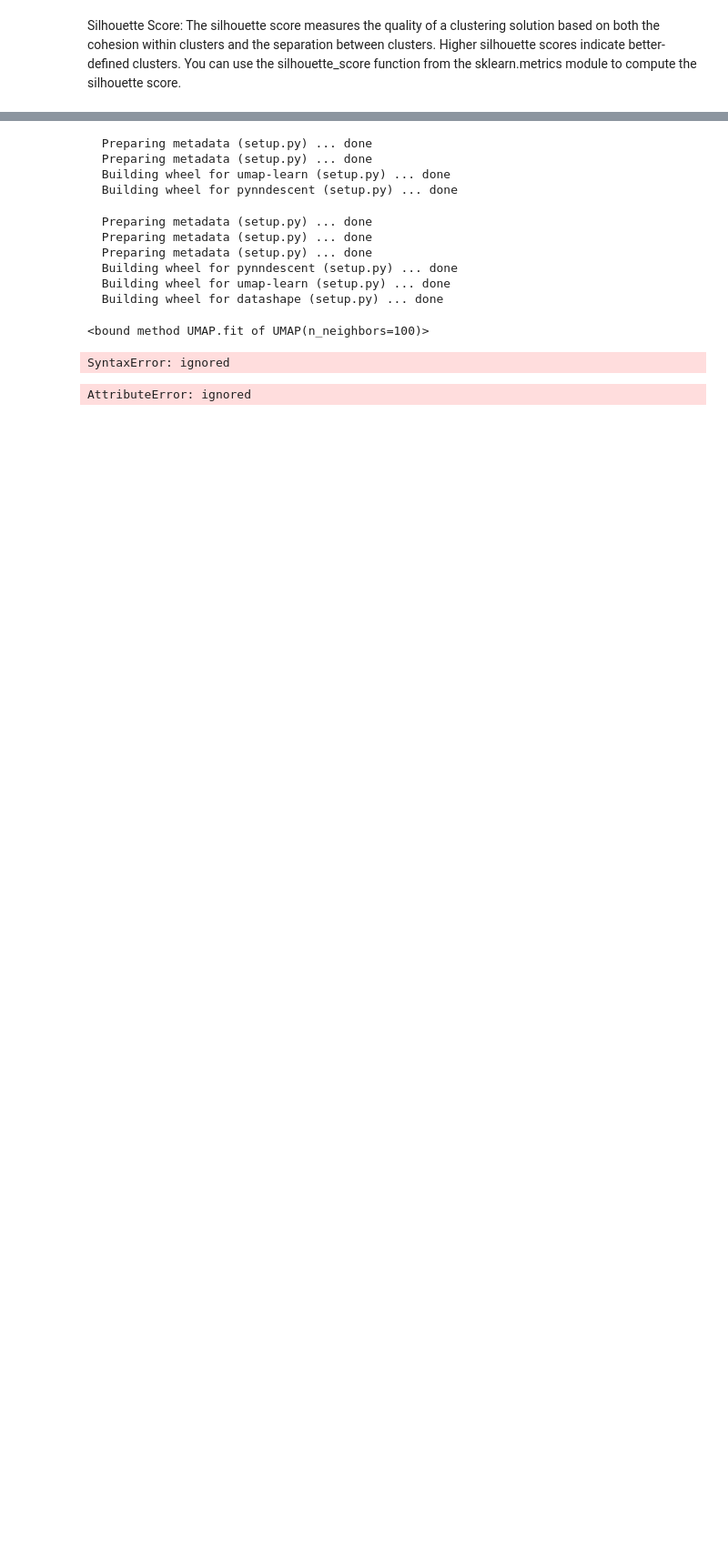
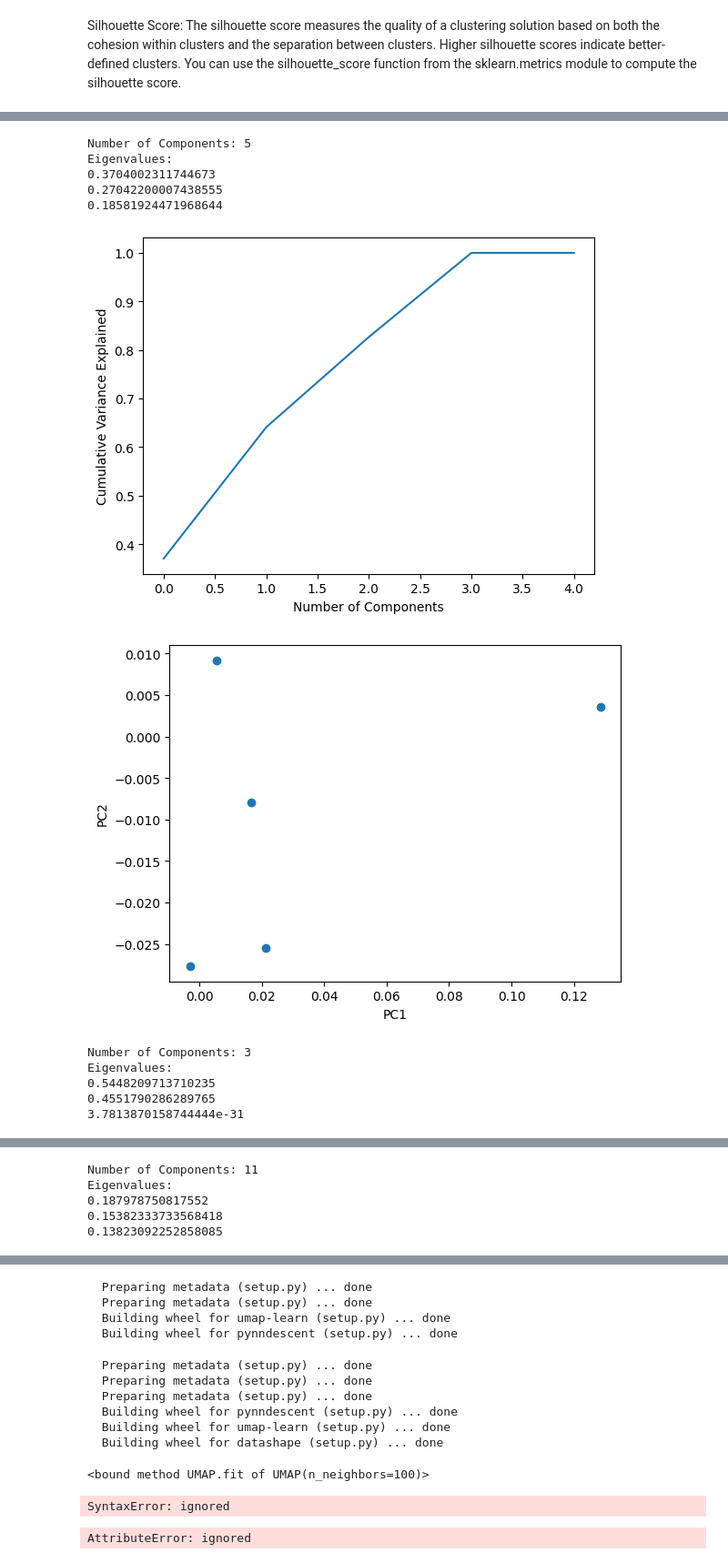
Before and after one commit to Hackathorn/WILS-NEURIP22, a Jupyter notebook: notebooks/WILS-NEURIPS22-DataPrep-v1.ipynb, the cells around one changed output, grey strips where cells are left out. Shown at 91% size. Cells and saved outputs as stored; diff of their text form; code cells hidden in the pictures; blank space fills up the shorter version.

```diff
--- a/notebooks/WILS-NEURIPS22-DataPrep-v1.ipynb
+++ b/notebooks/WILS-NEURIPS22-DataPrep-v1.ipynb
@@ -191,0 +203,3 @@ for i in range(len(objects)):
+# %%
+embs = cluster_embeds[4]
+len(embs)
@@ -191,0 +208,54 @@ for i in range(len(objects)):
+# %%
+from sklearn.decomposition import PCA
+
+def find_plot_PCA(embs):
+
+    # check if no of vectors < 3 => trival results
+    if len(embs) < 3:
+        return
+
+    # 1. Get the principal components
+    pca = PCA()
+    pca.fit(embs)
+
+    # 2. Get the eigenvalues and eigenvectors
+    eigenvalues = pca.explained_variance_ratio_
+    eigenvectors = pca.components_
+
+    # 3. Print the PCA stats
+    print(f"Number of Components: {pca.n_components_}")
+    print("Eigenvalues:")
+    for eigenvalue in eigenvalues[:3]:
+        print(eigenvalue)
+
+    # print("Eigenvectors:")
+    # for eigenvector in eigenvectors:
+    #     print(eigenvector)
+
+    # 4. Plot the cumulative variance explained
+    plt.plot(np.cumsum(pca.explained_variance_ratio_))
+    plt.xlabel("Number of Components")
+    plt.ylabel("Cumulative Variance Explained")
+    plt.show()
+
+    # 5. Plot the Dim-Reduction Points
+    plt.scatter(eigenvectors[:, 0], eigenvectors[:, 1])
+    plt.xlabel("PC1")
+    plt.ylabel("PC2")
+    plt.show()
+# %%
+for embs in cluster_embeds:
+    find_plot_PCA(embs)
+# %% [output]
+Number of Components: 5
+Eigenvalues:
+0.3704002311744673
+0.27042200007438555
+0.18581924471968644
+[figure, added]
+[figure, added]
+Number of Components: 3
+Eigenvalues:
+0.5448209713710235
+0.4551790286289765
+3.7813870158744444e-31
@@ -191,0 +264,5 @@ for i in range(len(objects)):
+Number of Components: 11
+Eigenvalues:
+0.187978750817552
+0.15382333733568418
+0.13823092252858085
```
Also changed, not shown: parts of 18 cells of this notebook.
